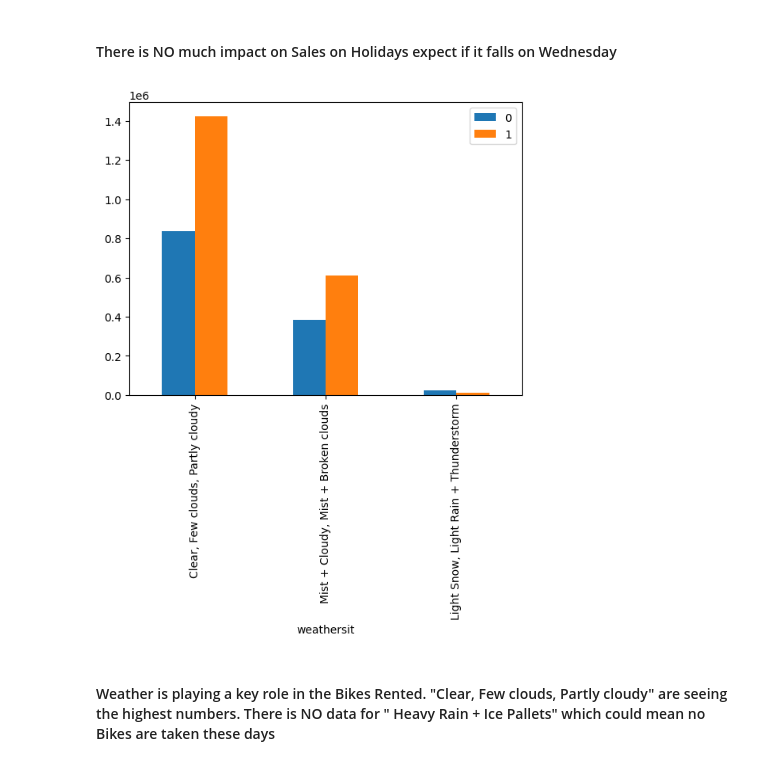
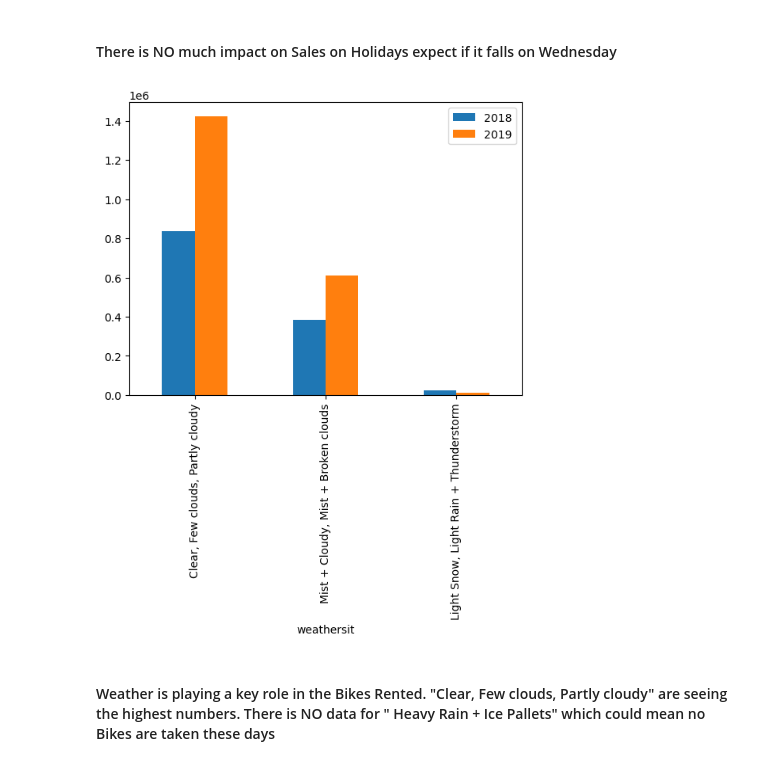
Before and after one commit to Mathur79/BikeSharing, a Jupyter notebook: BikeSharing.ipynb, the cells around one changed output. Cells and saved outputs as stored; diff of their text form; code cells hidden in the pictures.

```diff
--- a/BikeSharing.ipynb
+++ b/BikeSharing.ipynb
@@ -82,6 +85,13 @@ df.describe()
 | 50% | 365.500000 | 3.000000 | 0.500000 | 7.000000 | 0.000000 | 3.000000 | 1.000000 | 1.000000 | 20.465826 | 24.368225 | ... |
 | 75% | 547.750000 | 3.000000 | 1.000000 | 10.000000 | 0.000000 | 5.000000 | 1.000000 | 2.000000 | 26.880615 | 30.445775 | ... |
 | max | 730.000000 | 4.000000 | 1.000000 | 12.000000 | 1.000000 | 6.000000 | 1.000000 | 3.000000 | 35.328347 | 42.044800 | ... |
+# %%
+# Extracting Year and Month from dteday
+df['year'] = pd.to_datetime(df['dteday'],format="mixed",dayfirst=True).dt.year
+df['month'] = pd.to_datetime(df['dteday'],format='mixed',dayfirst=True).dt.month
+
+
+df = df.drop(['yr','mnth'],axis=1)
 # %% [markdown]
 Data Analysis
 # %%
@@ -104,18 +115,18 @@ plt.show()
 # %% [markdown]
 #### There is NO much impact on Sales on Holidays expect if it falls on Wednesday
 # %%
-tempdf = pd.pivot_table(data=df,index=['weathersit'],columns='yr',values='cnt',aggfunc='sum')
+tempdf = pd.pivot_table(data=df,index=['weathersit'],columns='year',values='cnt',aggfunc='sum')
 
-tempdataframe = pd.DataFrame({'weathersit': tempdf.index,'0':tempdf[0],'1':tempdf[1]})
+tempdataframe = pd.DataFrame({'weathersit': tempdf.index,'2018':tempdf[2018],'2019':tempdf[2019]})
 
 tempdataframe['weathersit'] = tempdataframe['weathersit'].astype(str)
 
 tempdataframe[['weathersit']] = tempdataframe[['weathersit']].apply(lambda x: x.map({'1':"Clear, Few clouds, Partly cloudy",'2':"Mist + Cloudy, Mist + Broken clouds",'3':'Light Snow, Light Rain + Thunderstorm'}))
 
-tempdataframe.plot(x="weathersit", y=["0", "1"], kind="bar", rot=90)
+tempdataframe.plot(x="weathersit", y=["2018", "2019"], kind="bar", rot=90)
 plt.show()
 # %% [output]
-[figure, old version]
+[figure, new version]
 # %% [markdown]
 ####  Weather is playing a key role in the Bikes Rented. "Clear, Few clouds, Partly cloudy" are seeing the highest numbers. There is NO data for " Heavy Rain + Ice Pallets" which could mean no Bikes are taken these days
 # %%
```
Also changed, not shown: parts of 42 cells of this notebook.
